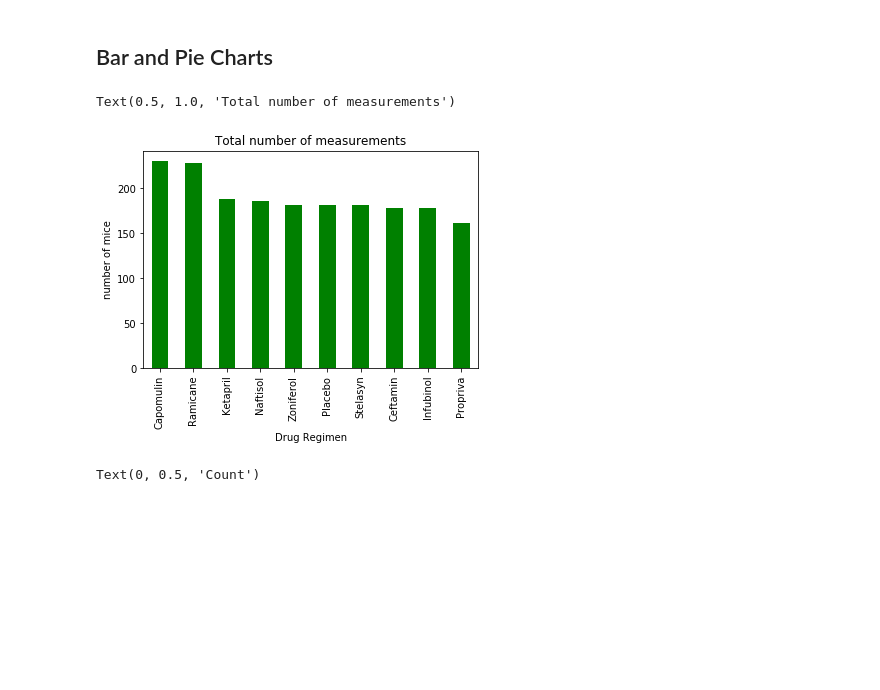
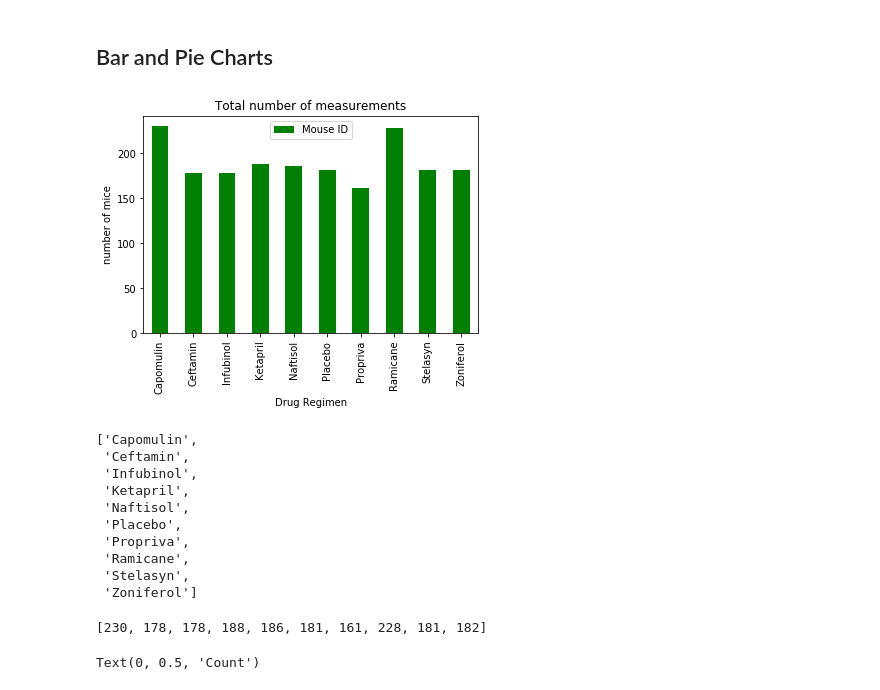
Before and after one commit to sanureet/Matplotlib_homework, a Jupyter notebook: Instructions/Pymaceuticals/pymaceuticals_starter.ipynb, the cells around one changed output. Cells and saved outputs as stored; diff of their text form; code cells hidden in the pictures; blank space fills up the shorter version.

```diff
--- a/Instructions/Pymaceuticals/pymaceuticals_starter.ipynb
+++ b/Instructions/Pymaceuticals/pymaceuticals_starter.ipynb
@@ -17,7 +17,7 @@ study_results = pd.read_csv(study_results_path)
 
 # Combine the data into a single dataset
 # Display the data table for preview
-combined_df = pd.merge(mouse_metadata, study_results, how="inner", on="Mouse ID")
+combined_df = pd.merge(mouse_metadata, study_results, how="outer", on="Mouse ID")
 combined_df
 # %% [output]
 |  | Mouse ID | Drug Regimen | Sex | Age_months | Weight (g) | Timepoint | Tumor Volume (mm3) | ... |
@@ -150,14 +150,38 @@ summary_agg
 # %% [markdown]
 ## Bar and Pie Charts
 # %%
-mice_count = combined_df["Drug Regimen"].value_counts()
-mice_count
-# Generate a bar plot showing the total number of measurements taken on each drug regimen using pandas.
-plot_panda = mice_count.plot.bar(color='g')
+# Generate a bar plot showing the total number of measurements taken on each drug regimen using pandas.drug_data = pd.DataFrame(combined_df.groupby(["Drug Regimen"]).count()).reset_index()
+drug_data = pd.DataFrame(combined_df.groupby(["Drug Regimen"]).count()).reset_index()
+drugs_df = drug_data[["Drug Regimen", "Mouse ID"]]
+drugs_df = drugs_df.set_index("Drug Regimen")
+
+
+
+plot_panda = drugs_df.plot.bar(color='g')
 plt.xlabel("Drug Regimen")
 plt.ylabel("number of mice")
 plt.title("Total number of measurements")
+plt.show()
 # %% [output]
-Text(0.5, 1.0, 'Total number of measurements')
-[figure, old version]
+[figure, new version]
+# %%
+ #Generate a bar plot showing the total number of measurements taken on each drug regimen using pyplot.
+drug_list = summary_stat.index.tolist()
+drug_list
+# %% [output]
+['Capomulin',
+ 'Ceftamin',
+ 'Infubinol',
+ 'Ketapril',
+ 'Naftisol',
+ 'Placebo',
+ 'Propriva',
+ 'Ramicane',
+ 'Stelasyn',
+ 'Zoniferol']
+# %%
+drug_count = (combined_df.groupby(["Drug Regimen"])["Age_months"].count()).tolist()
+drug_count
+# %% [output]
+[230, 178, 178, 188, 186, 181, 161, 228, 181, 182]
 # %%
```
Also changed, not shown: parts of 16 cells of this notebook, 1 other file.
